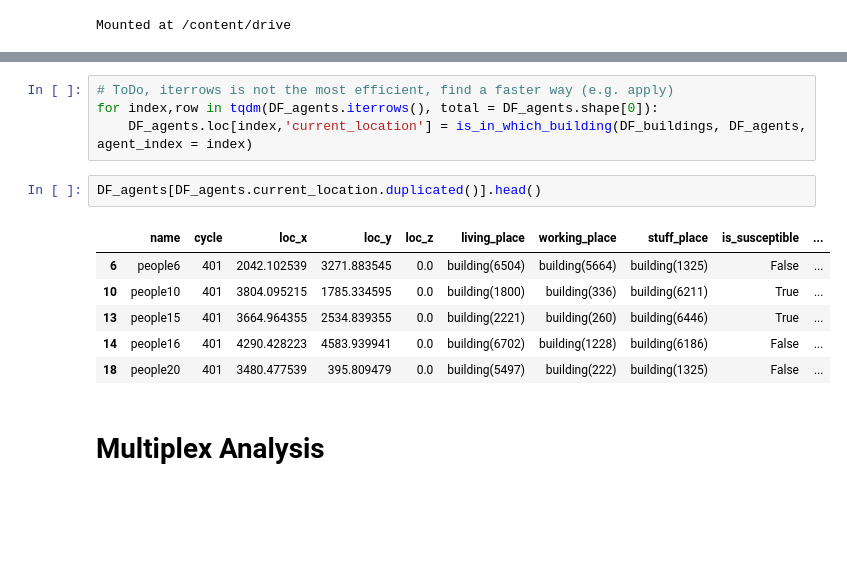
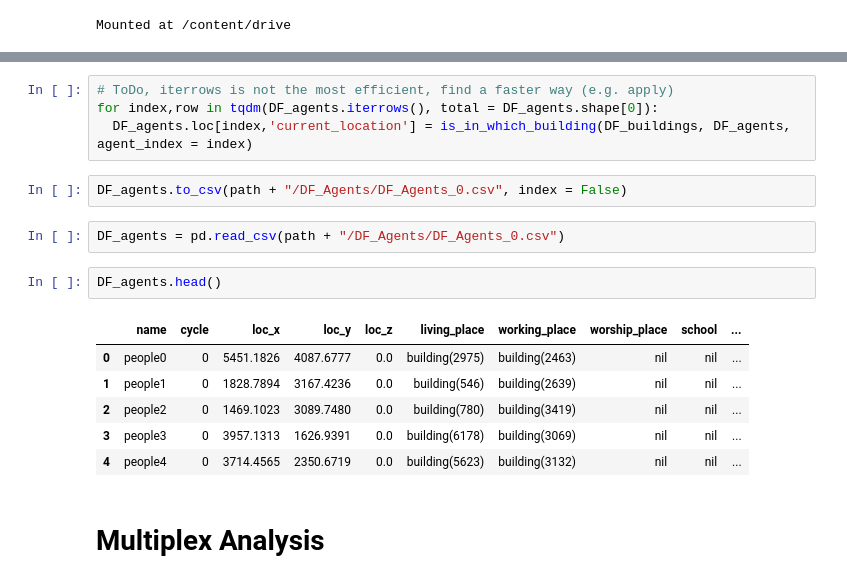
Before and after one commit to MachineLearningJournalClub/GAMELEON, a Jupyter notebook: Multiplex_Analysis.ipynb, the cells around one changed output, grey strips where cells are left out. Saved outputs shown, nothing was run; the diff lists cells and outputs as text; blank space fills up the shorter version.

```diff
--- a/Multiplex_Analysis.ipynb
+++ b/Multiplex_Analysis.ipynb
@@ -146,16 +176,20 @@ def is_in_which_building(DF_buildings, DF_agents, agent_index):
 # %%
 # ToDo, iterrows is not the most efficient, find a faster way (e.g. apply)
 for index,row in tqdm(DF_agents.iterrows(), total = DF_agents.shape[0]):
-    DF_agents.loc[index,'current_location'] = is_in_which_building(DF_buildings, DF_agents, agent_index = index)
+  DF_agents.loc[index,'current_location'] = is_in_which_building(DF_buildings, DF_agents, agent_index = index)
+# %%
+DF_agents.to_csv(path + "/DF_Agents/DF_Agents_0.csv", index = False)
+# %%
+DF_agents = pd.read_csv(path + "/DF_Agents/DF_Agents_0.csv")
 # %%
-DF_agents[DF_agents.current_location.duplicated()].head()
+DF_agents.head()
 # %% [output]
-|  | name | cycle | loc_x | loc_y | loc_z | living_place | working_place | stuff_place | is_susceptible | ... |
-| 6 | people6 | 401 | 2042.102539 | 3271.883545 | 0.0 | building(6504) | building(5664) | building(1325) | False | ... |
-| 10 | people10 | 401 | 3804.095215 | 1785.334595 | 0.0 | building(1800) | building(336) | building(6211) | True | ... |
-| 13 | people15 | 401 | 3664.964355 | 2534.839355 | 0.0 | building(2221) | building(260) | building(6446) | True | ... |
-| 14 | people16 | 401 | 4290.428223 | 4583.939941 | 0.0 | building(6702) | building(1228) | building(6186) | False | ... |
-| 18 | people20 | 401 | 3480.477539 | 395.809479 | 0.0 | building(5497) | building(222) | building(1325) | False | ... |
+|  | name | cycle | loc_x | loc_y | loc_z | living_place | working_place | worship_place | school | ... |
+| 0 | people0 | 0 | 5451.1826 | 4087.6777 | 0.0 | building(2975) | building(2463) | nil | nil | ... |
+| 1 | people1 | 0 | 1828.7894 | 3167.4236 | 0.0 | building(546) | building(2639) | nil | nil | ... |
+| 2 | people2 | 0 | 1469.1023 | 3089.7480 | 0.0 | building(780) | building(3419) | nil | nil | ... |
+| 3 | people3 | 0 | 3957.1313 | 1626.9391 | 0.0 | building(6178) | building(3069) | nil | nil | ... |
+| 4 | people4 | 0 | 3714.4565 | 2350.6719 | 0.0 | building(5623) | building(3132) | nil | nil | ... |
 # %% [markdown]
 # Multiplex Analysis
 # %%
```
Also changed, not shown: parts of 36 cells of this notebook.
